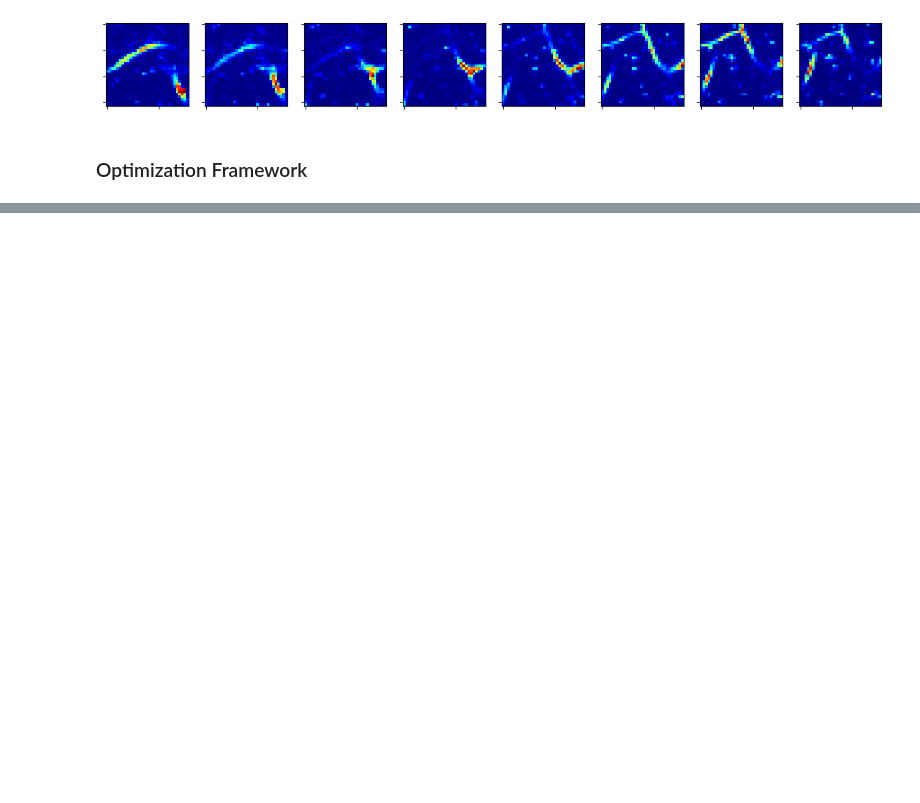
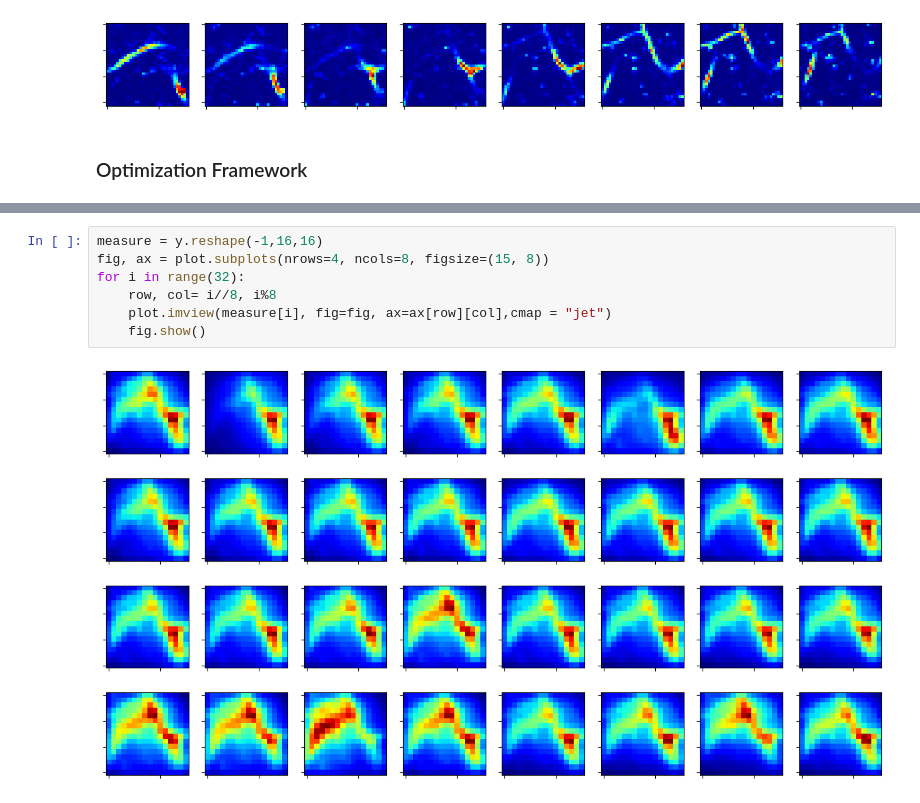
Before and after one commit to sanjith1999/FRIS, a Jupyter notebook: scico_PnP.ipynb, the cells around one changed output, grey strips where cells are left out. Drawn from its saved outputs; the diff is of its cells as text; blank space fills up the shorter version.

```diff
--- a/scico_PnP.ipynb
+++ b/scico_PnP.ipynb
@@ -112,0 +119,9 @@ Iter  Time      Prml Rsdl  Dual Rsdl  CG It  CG Res
+# %%
+measure = y.reshape(-1,16,16)
+fig, ax = plot.subplots(nrows=4, ncols=8, figsize=(15, 8))
+for i in range(32):
+    row, col= i//8, i%8
+    plot.imview(measure[i], fig=fig, ax=ax[row][col],cmap = "jet")
+    fig.show()
+# %% [output]
+[figure, added]
```
Also changed, not shown: parts of 3 cells of this notebook, 1 other file.
